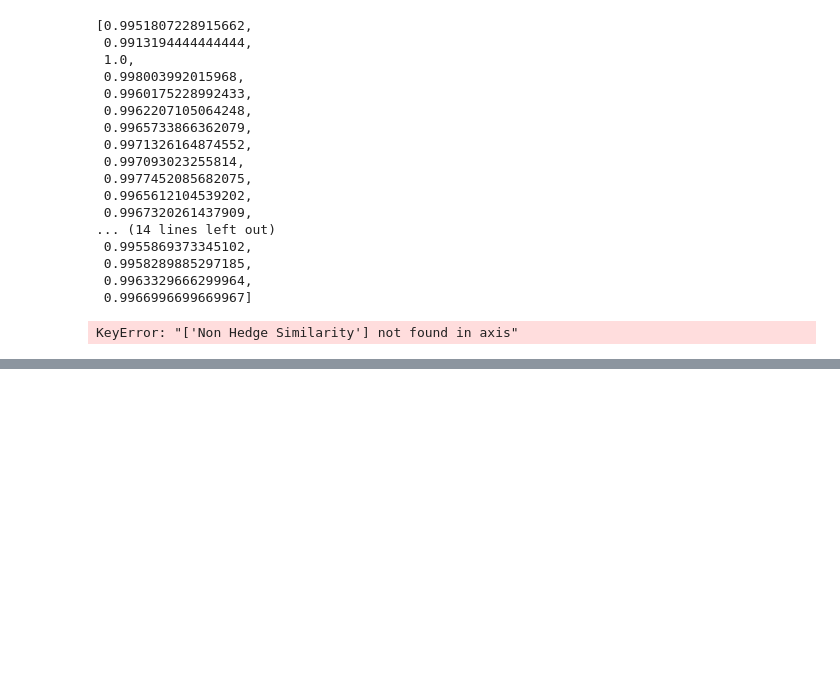
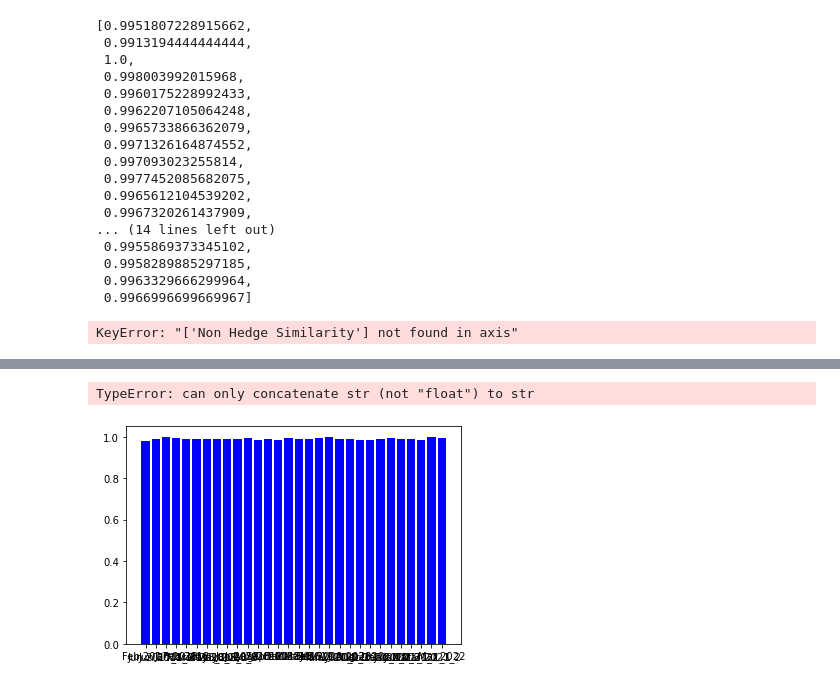
Before and after one commit to 10831580/ResearchProject, a Jupyter notebook: Hedging_Detection.ipynb, the cells around one changed output, grey strips where cells are left out. Cells and saved outputs as stored; diff of their text form; code cells hidden in the pictures; blank space fills up the shorter version.

```diff
--- a/Hedging_Detection.ipynb
+++ b/Hedging_Detection.ipynb
@@ -517,0 +535,15 @@ Our_data.to_csv('Hedging Detection Dataset.csv')
+# %%
+x = Our_data['Period']
+y = Our_data['Non-Hedge Similarity']
+plt.bar(x, y, color='blue')
+plt.text(x+.001, y+.001, '', fontsize=20)
+plt.xlim(-.10, .40)
+plt.title('Hedging Detection', fontsize=20, color = 'red')
+plt.xlabel('PERIOD', fontsize=20, color = 'green')
+plt.ylabel('NON_HEDGE SIMILARITY', fontsize=20)
+plt.savefig('Hedge.png')
+
+plt.show()
+# %% [output]
+TypeError: can only concatenate str (not "float") to str
+[figure, added]
```
Also changed, not shown: parts of 3 cells of this notebook, 1 other file.
